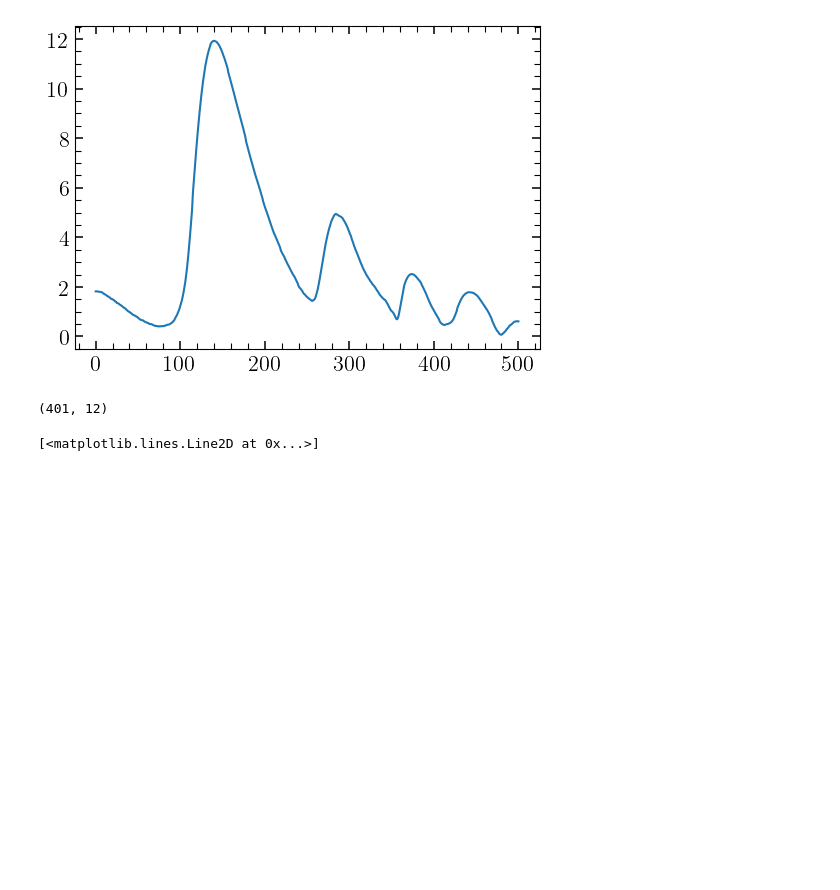
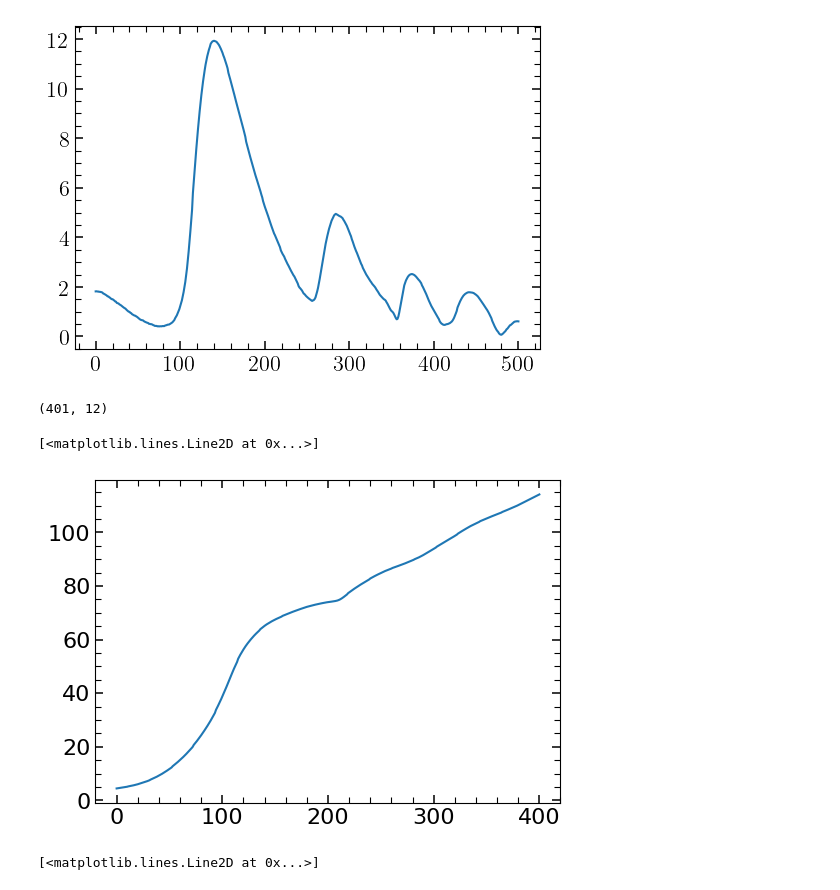
Before and after one commit to jngaravitoc/poles_in_cosmos, a Jupyter notebook: notebooks/Figure4.ipynb, the cells around one changed output. Saved outputs shown, nothing was run; the diff lists cells and outputs as text; code cells hidden in the pictures; blank space fills up the shorter version.

```diff
--- a/notebooks/Figure4.ipynb
+++ b/notebooks/Figure4.ipynb
@@ -101,6 +89,11 @@ MWLMC3_host_orbit = np.loadtxt('../data/orbits/out_MWLMC3_b0_host_orbit_OM3_G4')
 np.shape(MWLMC6_host_orbit)
 # %% [output]
 (401, 12)
+# %%
+plt.plot(norm(MWLMC6_host_orbit[:,0:3], axis=1))
+# %% [output]
+[<matplotlib.lines.Line2D at 0x...>]
+[figure, added]
 # %%
 plt.plot(norm(MWLMC6_host_orbit[:,3:6], axis=1))
 plt.plot(norm(MWLMC5_host_orbit[:,3:6], axis=1))
```
Also changed, not shown: parts of 2 cells of this notebook.
